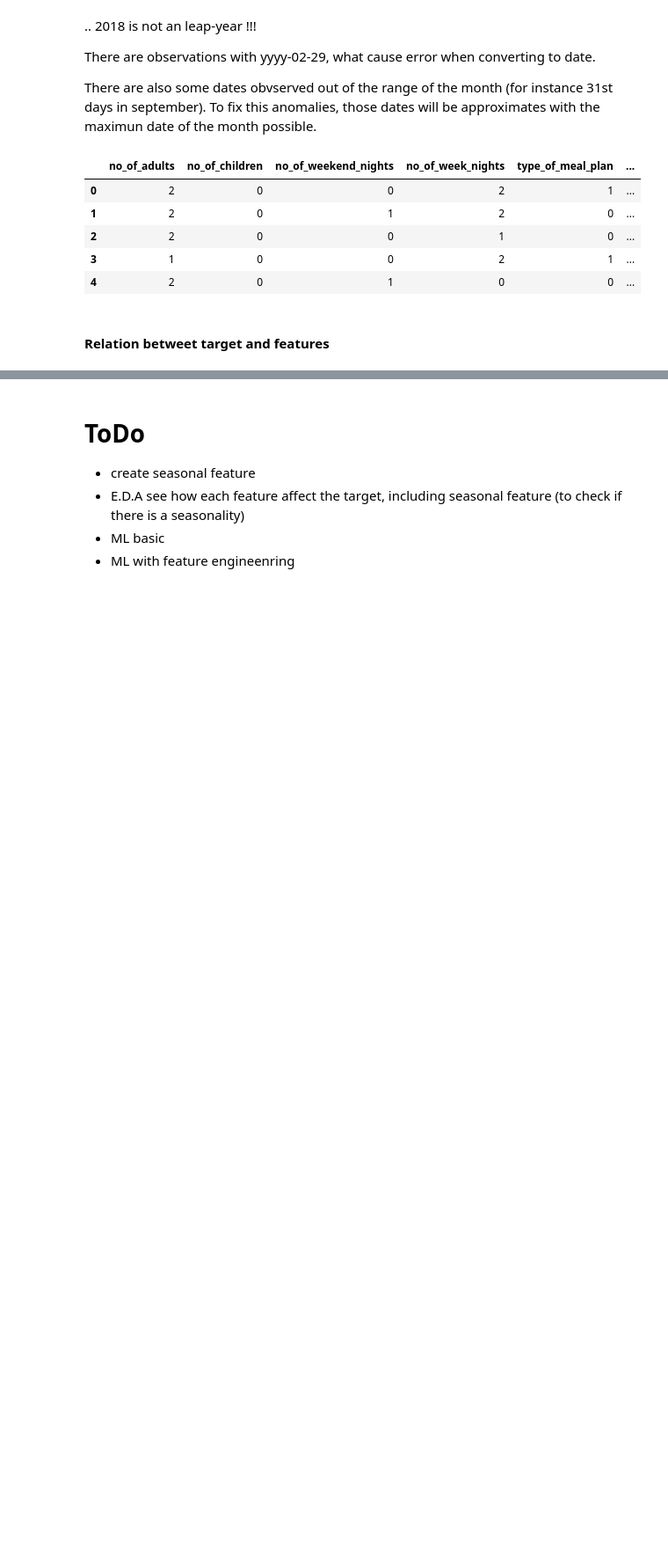
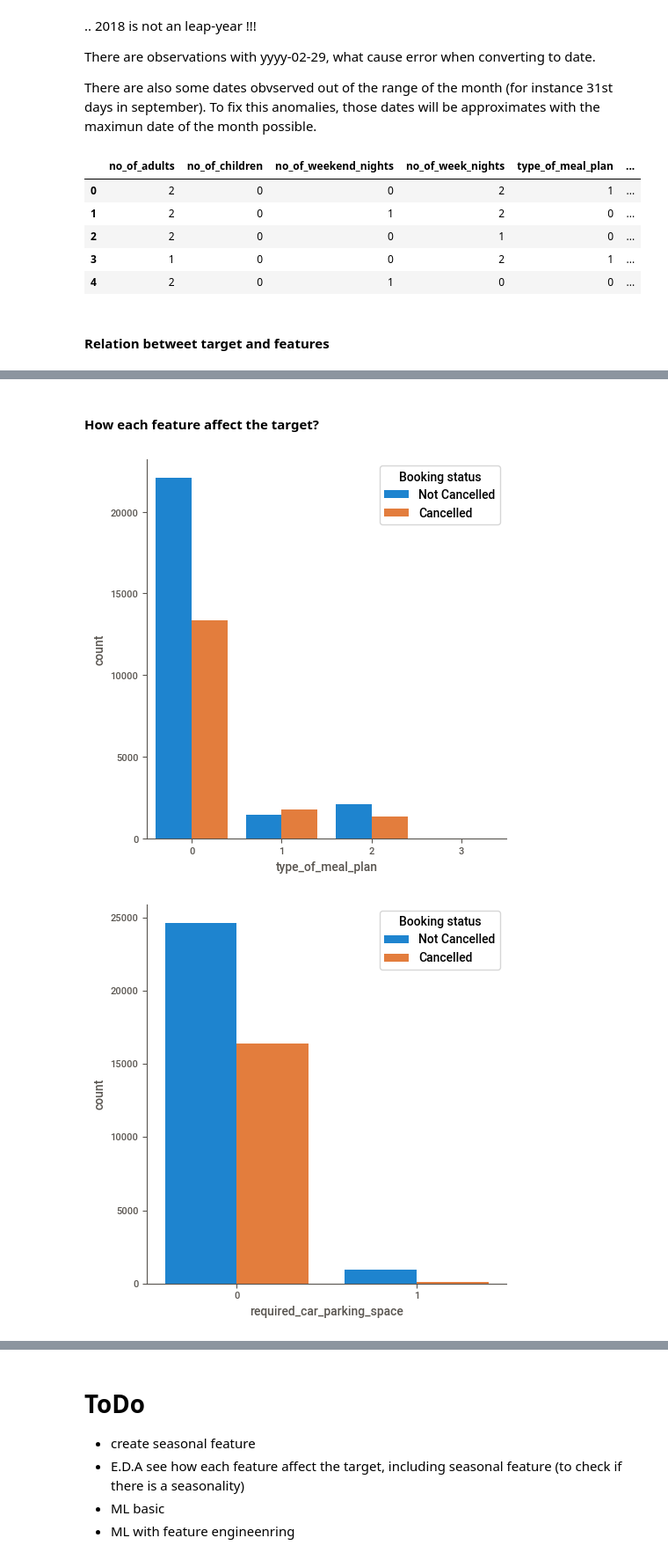
Before and after one commit to javierliro/booking_cancellations, a Jupyter notebook: booking_cancellations.ipynb, the cells around one changed output, grey strips where cells are left out. Shown at 88% size. Drawn from its saved outputs; the diff is of its cells as text; code cells hidden in the pictures; blank space fills up the shorter version.

```diff
--- a/booking_cancellations.ipynb
+++ b/booking_cancellations.ipynb
@@ -161,0 +189,9 @@ train.head()
+# %% [markdown]
+#### How each feature affect the target?
+# %%
+for i in categorical: # Categorical features
+    sns.catplot(data=train,x=i, hue='booking_status', kind="count", legend=False,fill=True);
+    plt.legend(title='Booking status', labels=['Not Cancelled', 'Cancelled'])
+# %% [output]
+[figure, added]
+[figure, added]
```
Also changed, not shown: parts of 15 cells of this notebook.
